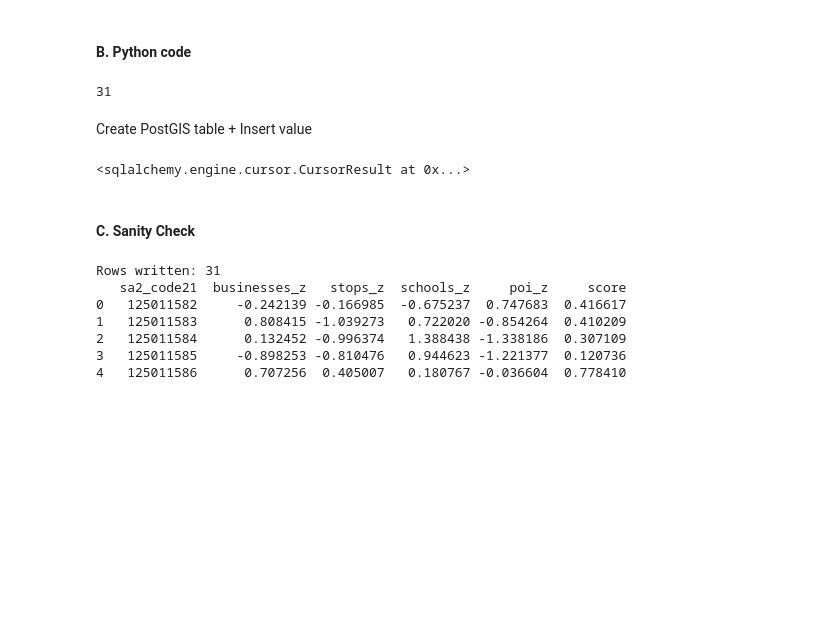
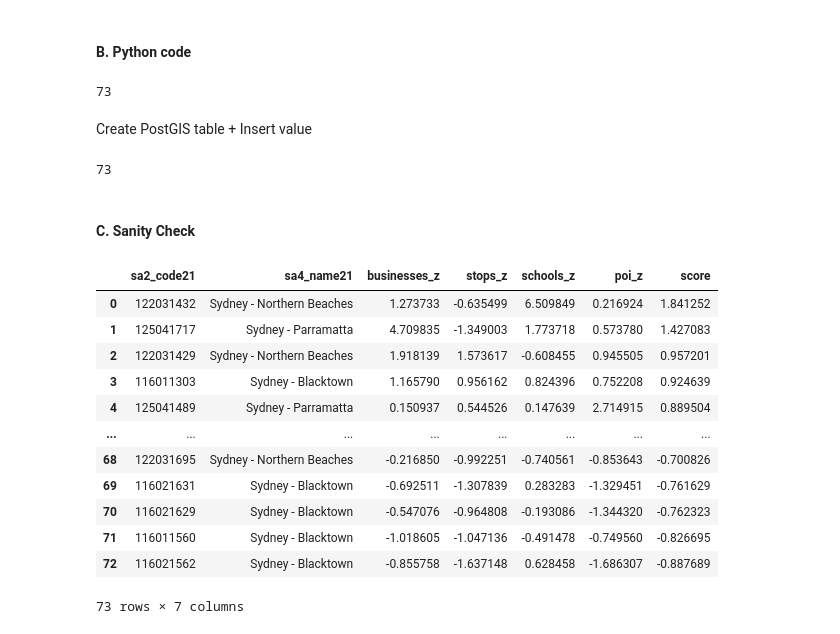
Before and after one commit to th1encan/DATA2001, a Jupyter notebook: Assignment.ipynb, the cells around one changed output. Saved outputs shown, nothing was run; the diff lists cells and outputs as text; code cells hidden in the pictures; blank space fills up the shorter version.

```diff
--- a/Assignment.ipynb
+++ b/Assignment.ipynb
@@ -776,6 +771,7 @@ df["score"] = 1 / (1 + np.exp(
 
 to_write = df[[
     "sa2_code21",
+    "sa4_name21",
     "businesses_z",
     "stops_z",
     "schools_z",
@@ -784,27 +780,31 @@ to_write = df[[
 ]]
 
 to_write.to_sql(
-    "parramatta_scores",
+    "regions_scores",
     conn,
     if_exists="replace",
     index=False
 )
 # %% [output]
-31
+73
 # %% [markdown]
 Create PostGIS table + Insert value
 # %%
+df = query(conn, sql_raw)
+df.columns = [c.lower() for c in df.columns]
+
 for col in ["businesses_per_1000", "stops_cnt", "schools_per_1000", "poi_cnt"]:
     zcol = col.replace("per_1000", "z").replace("cnt", "z")
     df[zcol] = (df[col] - df[col].mean()) / df[col].std()
 
 df["score"] = df[["businesses_z", "stops_z", "schools_z", "poi_z"]].mean(axis=1)
-df = df[["sa2_code21", "businesses_z", "stops_z", "schools_z", "poi_z", "score"]]
+df = df[["sa2_code21", "sa4_name21", "businesses_z", "stops_z", "schools_z", "poi_z", "score"]]
 
-conn.execute(text("DROP TABLE IF EXISTS parramatta_scores;"))
+conn.execute(text("DROP TABLE IF EXISTS regions_scores;"))
 conn.execute(text("""
-CREATE TABLE parramatta_scores (
+CREATE TABLE regions_scores (
   sa2_code21     INT PRIMARY KEY,
+  sa4_name21     TEXT,
   businesses_z   DOUBLE PRECISION,
   stops_z        DOUBLE PRECISION,
   schools_z      DOUBLE PRECISION,
@@ -814,25 +814,32 @@ CREATE TABLE parramatta_scores (
 """))
 
 df.to_sql(
-    "parramatta_scores",
+    "regions_scores",
     conn,
     if_exists="append",
     index=False
 )
-
-conn.execute(text("COMMIT"))
 # %% [output]
-<sqlalchemy.engine.cursor.CursorResult at 0x...>
+73
 # %% [markdown]
 #### C. Sanity Check
-# %%
-print("Rows written:", len(to_write))
-print(to_write.head())
-# %% [output]
-Rows written: 31
-   sa2_code21  businesses_z   stops_z  schools_z     poi_z     score
-0   125011582     -0.242139 -0.166985  -0.675237  0.747683  0.416617
-1   125011583      0.808415 -1.039273   0.722020 -0.854264  0.410209
-2   125011584      0.132452 -0.996374   1.388438 -1.338186  0.307109
-3   125011585     -0.898253 -0.810476   0.944623 -1.221377  0.120736
-4   125011586      0.707256  0.405007   0.180767 -0.036604  0.778410
+# %%
+query(conn, """
+SELECT *
+FROM regions_scores
+ORDER BY score DESC
+""")
+# %% [output]
+|  | sa2_code21 | sa4_name21 | businesses_z | stops_z | schools_z | poi_z | score |
+| 0 | 122031432 | Sydney - Northern Beaches | 1.273733 | -0.635499 | 6.509849 | 0.216924 | 1.841252 |
+| 1 | 125041717 | Sydney - Parramatta | 4.709835 | -1.349003 | 1.773718 | 0.573780 | 1.427083 |
+| 2 | 122031429 | Sydney - Northern Beaches | 1.918139 | 1.573617 | -0.608455 | 0.945505 | 0.957201 |
+| 3 | 116011303 | Sydney - Blacktown | 1.165790 | 0.956162 | 0.824396 | 0.752208 | 0.924639 |
+| 4 | 125041489 | Sydney - Parramatta | 0.150937 | 0.544526 | 0.147639 | 2.714915 | 0.889504 |
+| ... | ... | ... | ... | ... | ... | ... | ... |
+| 68 | 122031695 | Sydney - Northern Beaches | -0.216850 | -0.992251 | -0.740561 | -0.853643 | -0.700826 |
+| 69 | 116021631 | Sydney - Blacktown | -0.692511 | -1.307839 | 0.283283 | -1.329451 | -0.761629 |
+| 70 | 116021629 | Sydney - Blacktown | -0.547076 | -0.964808 | -0.193086 | -1.344320 | -0.762323 |
+| 71 | 116011560 | Sydney - Blacktown | -1.018605 | -1.047136 | -0.491478 | -0.749560 | -0.826695 |
+| 72 | 116021562 | Sydney - Blacktown | -0.855758 | -1.637148 | 0.628458 | -1.686307 | -0.887689 |
+73 rows × 7 columns
```
Also changed, not shown: parts of 10 cells of this notebook.
